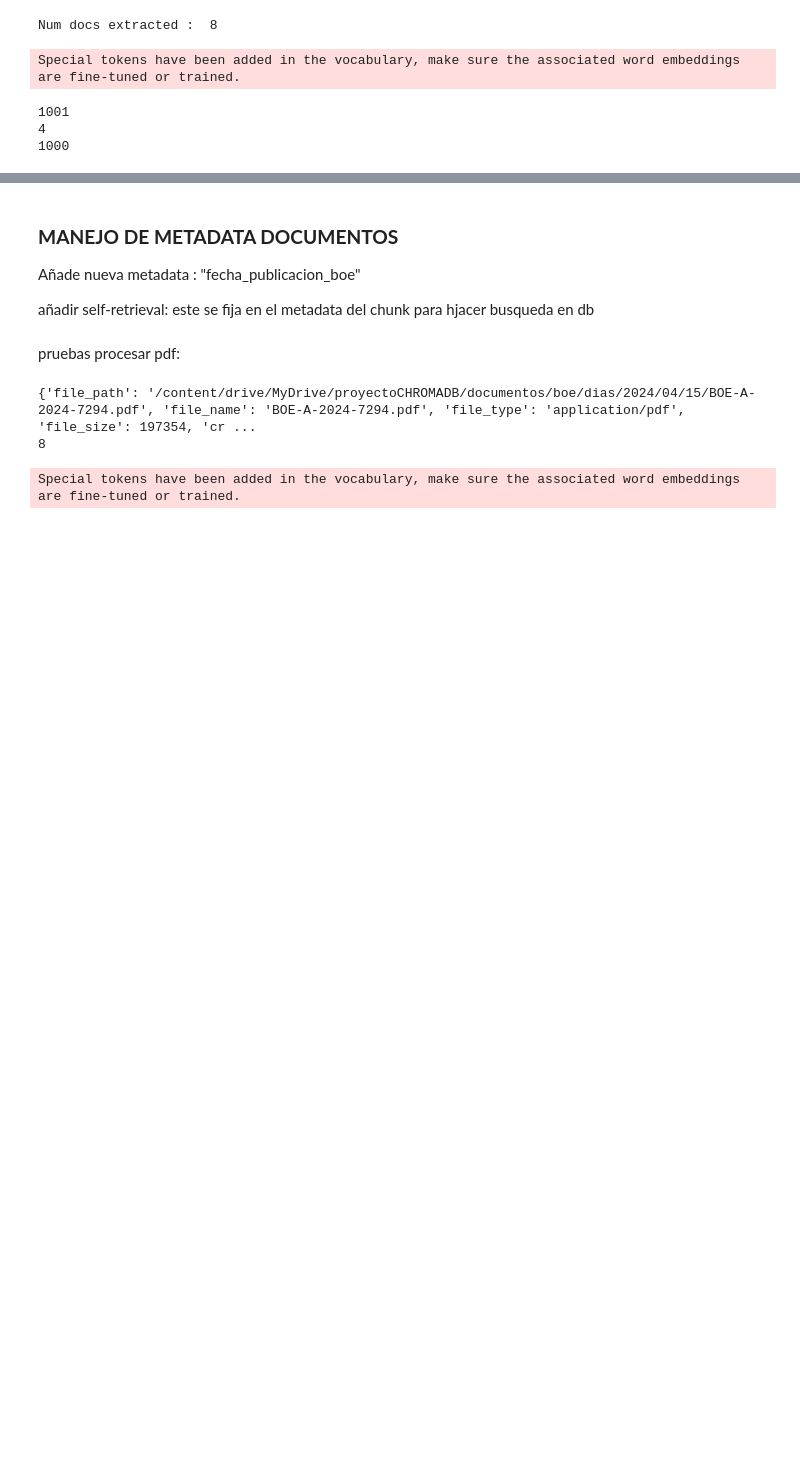
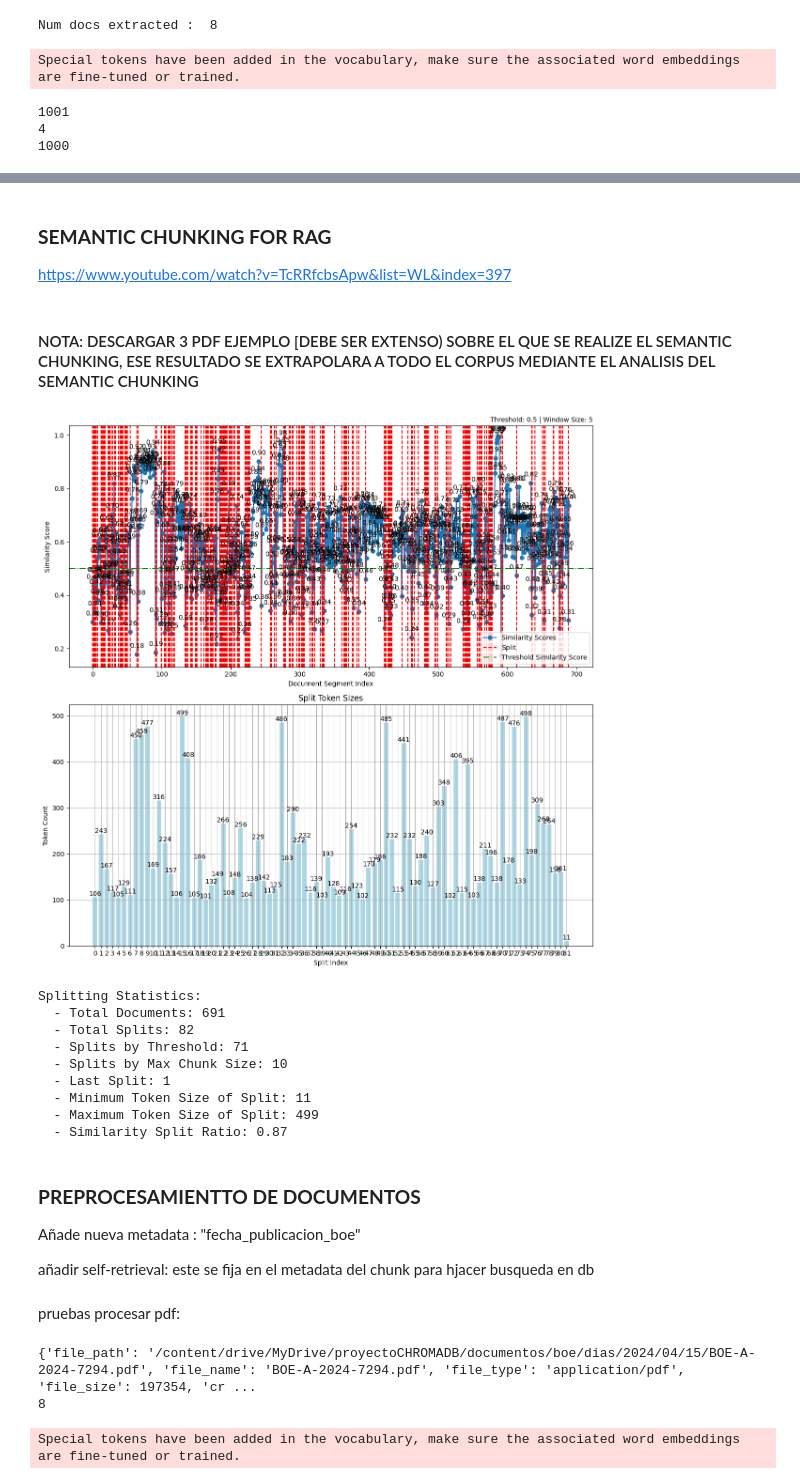
Before and after one commit to kokeitor/BOE-RAPTOR-Dimensional-RAG, a Jupyter notebook: boe_colab.ipynb, the cells around one changed output, grey strips where cells are left out. Drawn from its saved outputs; the diff is of its cells as text; code cells hidden in the pictures; blank space fills up the shorter version.

```diff
--- a/boe_colab.ipynb
+++ b/boe_colab.ipynb
@@ -495,0 +655,5 @@ plt.show
+# %% [markdown]
+### **SEMANTIC CHUNKING FOR RAG**
+https://www.youtube.com/watch?v=TcRRfcbsApw&list=WL&index=397
+# %% [markdown]
+#### NOTA: DESCARGAR 3 PDF EJEMPLO [DEBE SER EXTENSO) SOBRE EL QUE SE REALIZE EL SEMANTIC CHUNKING, ESE RESULTADO SE EXTRAPOLARA A TODO EL CORPUS MEDIANTE EL ANALISIS DEL SEMANTIC CHUNKING
@@ -495,0 +679,56 @@ plt.show
+# %%
+import os
+from getpass import getpass
+from semantic_router.encoders import OpenAIEncoder
+os.environ["OPENAI_API_KEY"] = OPENAI_API_KEY
+encoder_gpt = OpenAIEncoder(name="text-embedding-3-small")
+# %%
+from semantic_router.splitters import RollingWindowSplitter
+from semantic_router.utils.logger import logger
+from langchain_community.embeddings import GPT4AllEmbeddings
+from langchain.embeddings import HuggingFaceEmbeddings
+from semantic_router.encoders import HFEndpointEncoder
+
+logger.setLevel("WARNING")  # reduce logs from splitter
+HUG_API_KEY = "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"
+os.environ['HF_TOKEN'] = HUG_API_KEY
+
+# Request to create embeddings
+model_id = "sentence-transformers/paraphrase-multilingual-MiniLM-L12-v2"
+api_url = f"https://api-inference.huggingface.co/pipeline/feature-extraction/{model_id}"
+
+# encoder model
+"""
+encoder = HFEndpointEncoder(
+        huggingface_url=api_url,
+        huggingface_api_key=HUG_API_KEY
+    )
+"""
+encoder_gpt.score_threshold = 0.5
+# Splitter
+splitter = RollingWindowSplitter(
+    encoder=encoder_gpt,
+    dynamic_threshold=False,
+    min_split_tokens=100,
+    max_split_tokens=500,
+    window_size=5,
+    plot_splits=True,  # set this to true to visualize chunking
+    enable_statistics=True , # to print chunking stats
+    threshold_adjustment=0.01,
+    split_tokens_tolerance=10,
+
+)
+# %%
+# semantic chunking for pdf 1
+splits_1 = splitter([docs_for_semantic_chunking][0].page_content)
+# %% [output]
+[figure, added]
+Splitting Statistics:
+  - Total Documents: 691
+  - Total Splits: 82
+  - Splits by Threshold: 71
+  - Splits by Max Chunk Size: 10
+  - Last Split: 1
+  - Minimum Token Size of Split: 11
+  - Maximum Token Size of Split: 499
+  - Similarity Split Ratio: 0.87
@@ -496,5 +741,5 @@ plt.show
 # %% [markdown]
-### **MANEJO DE METADATA DOCUMENTOS**
+### **PREPROCESAMIENTTO DE DOCUMENTOS**
 Añade nueva metadata : "fecha_publicacion_boe"
 
 añadir self-retrieval: este se fija en el metadata del chunk para hjacer busqueda en db
```
Also changed, not shown: parts of 11 cells of this notebook.
